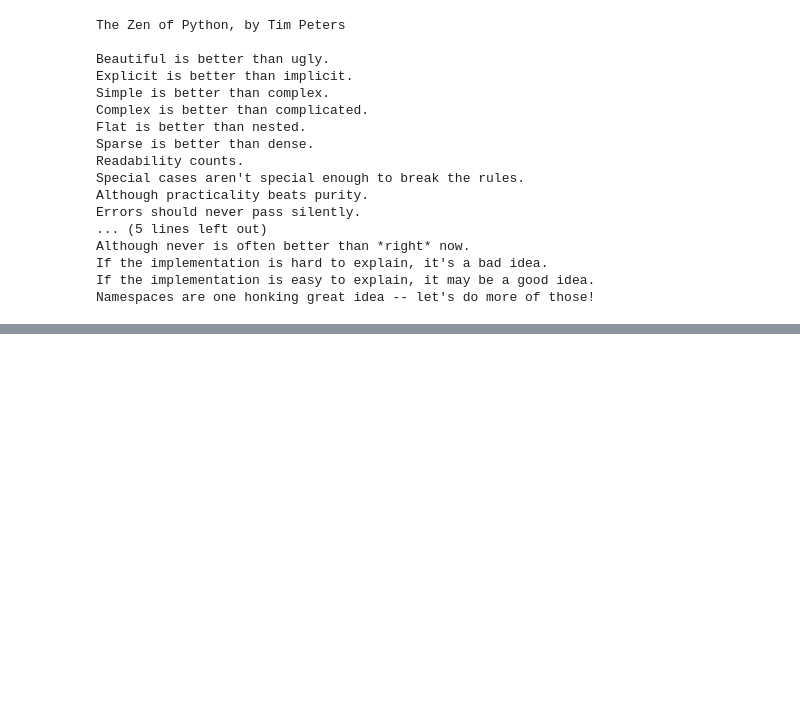
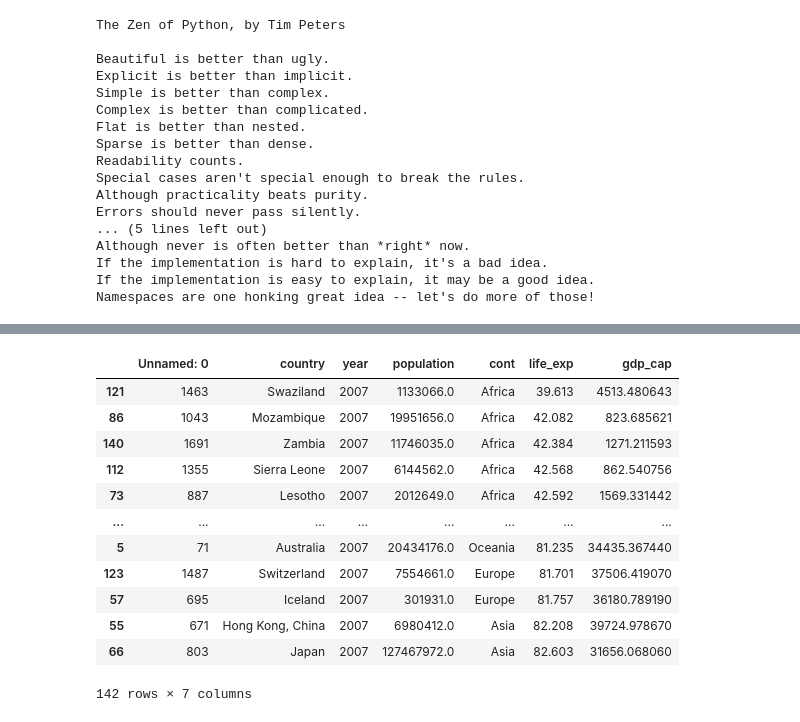
Before and after one commit to kel-elKapitan/Data223, a Jupyter notebook: Data 223/Python/Data with python/pandas_basic.ipynb, the cells around one changed output, grey strips where cells are left out. Drawn from its saved outputs; the diff is of its cells as text; code cells hidden in the pictures; blank space fills up the shorter version.

```diff
--- a/Data 223/Python/Data with python/pandas_basic.ipynb
+++ b/Data 223/Python/Data with python/pandas_basic.ipynb
@@ -124,0 +626,17 @@ Namespaces are one honking great idea -- let's do more of those!
+# %%
+# Sorting values
+df.sort_values(by='life_exp', ascending=True)
+# %% [output]
+|  | Unnamed: 0 | country | year | population | cont | life_exp | gdp_cap |
+| 121 | 1463 | Swaziland | 2007 | 1133066.0 | Africa | 39.613 | 4513.480643 |
+| 86 | 1043 | Mozambique | 2007 | 19951656.0 | Africa | 42.082 | 823.685621 |
+| 140 | 1691 | Zambia | 2007 | 11746035.0 | Africa | 42.384 | 1271.211593 |
+| 112 | 1355 | Sierra Leone | 2007 | 6144562.0 | Africa | 42.568 | 862.540756 |
+| 73 | 887 | Lesotho | 2007 | 2012649.0 | Africa | 42.592 | 1569.331442 |
+| ... | ... | ... | ... | ... | ... | ... | ... |
+| 5 | 71 | Australia | 2007 | 20434176.0 | Oceania | 81.235 | 34435.367440 |
+| 123 | 1487 | Switzerland | 2007 | 7554661.0 | Europe | 81.701 | 37506.419070 |
+| 57 | 695 | Iceland | 2007 | 301931.0 | Europe | 81.757 | 36180.789190 |
+| 55 | 671 | Hong Kong, China | 2007 | 6980412.0 | Asia | 82.208 | 39724.978670 |
+| 66 | 803 | Japan | 2007 | 127467972.0 | Asia | 82.603 | 31656.068060 |
+142 rows × 7 columns
```
Also changed, not shown: parts of 62 cells of this notebook, 9 other files.
